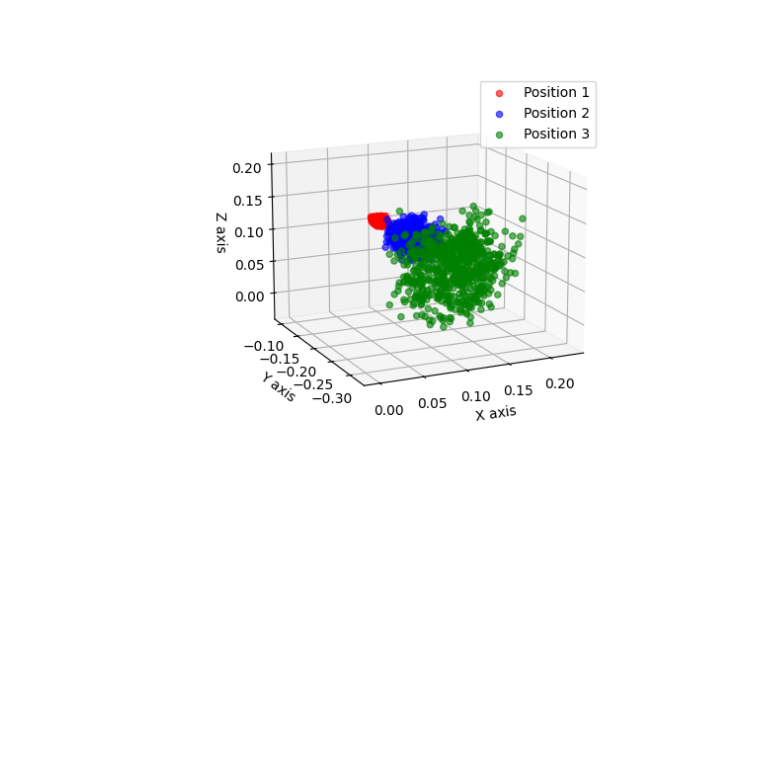
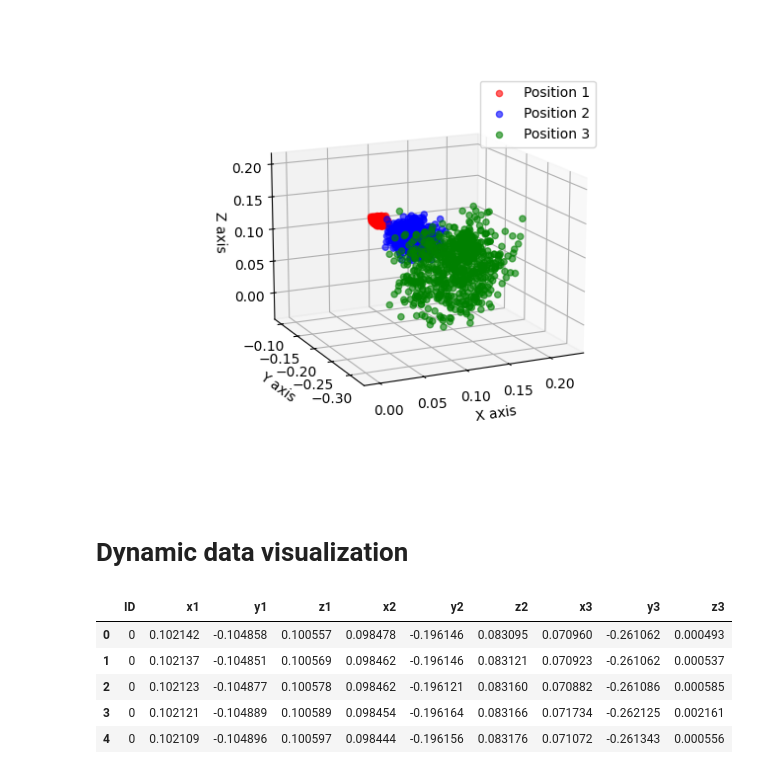
Before and after one commit to hbuurmei/asl_trunk, a Jupyter notebook: scripts/data_visualization.ipynb, the cells around one changed output. Saved outputs shown, nothing was run; the diff lists cells and outputs as text; code cells hidden in the pictures; blank space fills up the shorter version.

```diff
--- a/scripts/data_visualization.ipynb
+++ b/scripts/data_visualization.ipynb
@@ -71,3 +73,5 @@ ax.legend()
 set_axes_equal(ax)
 # %% [output]
 [figure]
+# %% [markdown]
+# Dynamic data visualization
@@ -73,0 +80,9 @@ set_axes_equal(ax)
+# %%
+y_decay_300g.head()
+# %% [output]
+|  | ID | x1 | y1 | z1 | x2 | y2 | z2 | x3 | y3 | z3 |
+| 0 | 0 | 0.102142 | -0.104858 | 0.100557 | 0.098478 | -0.196146 | 0.083095 | 0.070960 | -0.261062 | 0.000493 |
+| 1 | 0 | 0.102137 | -0.104851 | 0.100569 | 0.098462 | -0.196146 | 0.083121 | 0.070923 | -0.261062 | 0.000537 |
+| 2 | 0 | 0.102123 | -0.104877 | 0.100578 | 0.098462 | -0.196121 | 0.083160 | 0.070882 | -0.261086 | 0.000585 |
+| 3 | 0 | 0.102121 | -0.104889 | 0.100589 | 0.098454 | -0.196164 | 0.083166 | 0.071734 | -0.262125 | 0.002161 |
+| 4 | 0 | 0.102109 | -0.104896 | 0.100597 | 0.098444 | -0.196156 | 0.083176 | 0.071072 | -0.261343 | 0.000556 |
```
Also changed, not shown: parts of 4 cells of this notebook, 4 other files.
